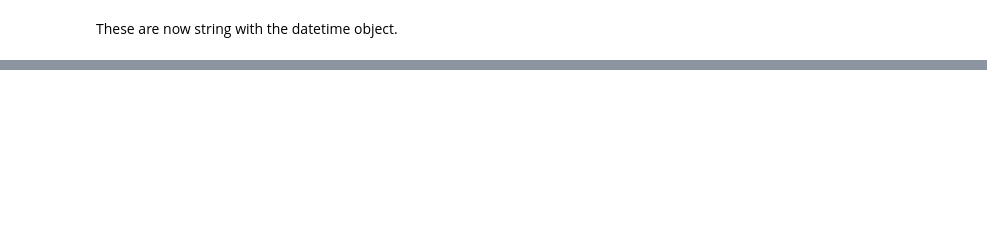
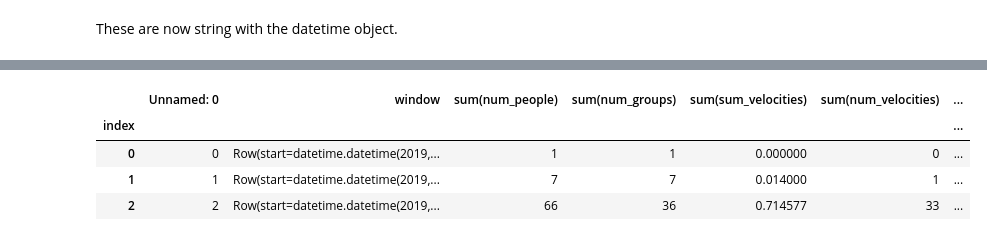
Before and after one commit to stephenslater/Crowd-Dynamics, a Jupyter notebook: notebooks/PlottingVelocity.ipynb, the cells around one changed output, grey strips where cells are left out. Saved outputs shown, nothing was run; the diff lists cells and outputs as text; code cells hidden in the pictures; blank space fills up the shorter version.

```diff
--- a/notebooks/PlottingVelocity.ipynb
+++ b/notebooks/PlottingVelocity.ipynb
@@ -62,0 +86,8 @@ These are now string with the datetime object.
+# %%
+df[:3]
+# %% [output]
+|  | Unnamed: 0 | window | sum(num_people) | sum(num_groups) | sum(sum_velocities) | sum(num_velocities) | ... |
+| index |  |  |  |  |  |  | ... |
+| 0 | 0 | Row(start=datetime.datetime(2019,... | 1 | 1 | 0.000000 | 0 | ... |
+| 1 | 1 | Row(start=datetime.datetime(2019,... | 7 | 7 | 0.014000 | 1 | ... |
+| 2 | 2 | Row(start=datetime.datetime(2019,... | 66 | 36 | 0.714577 | 33 | ... |
```
Also changed, not shown: parts of 11 cells of this notebook.
